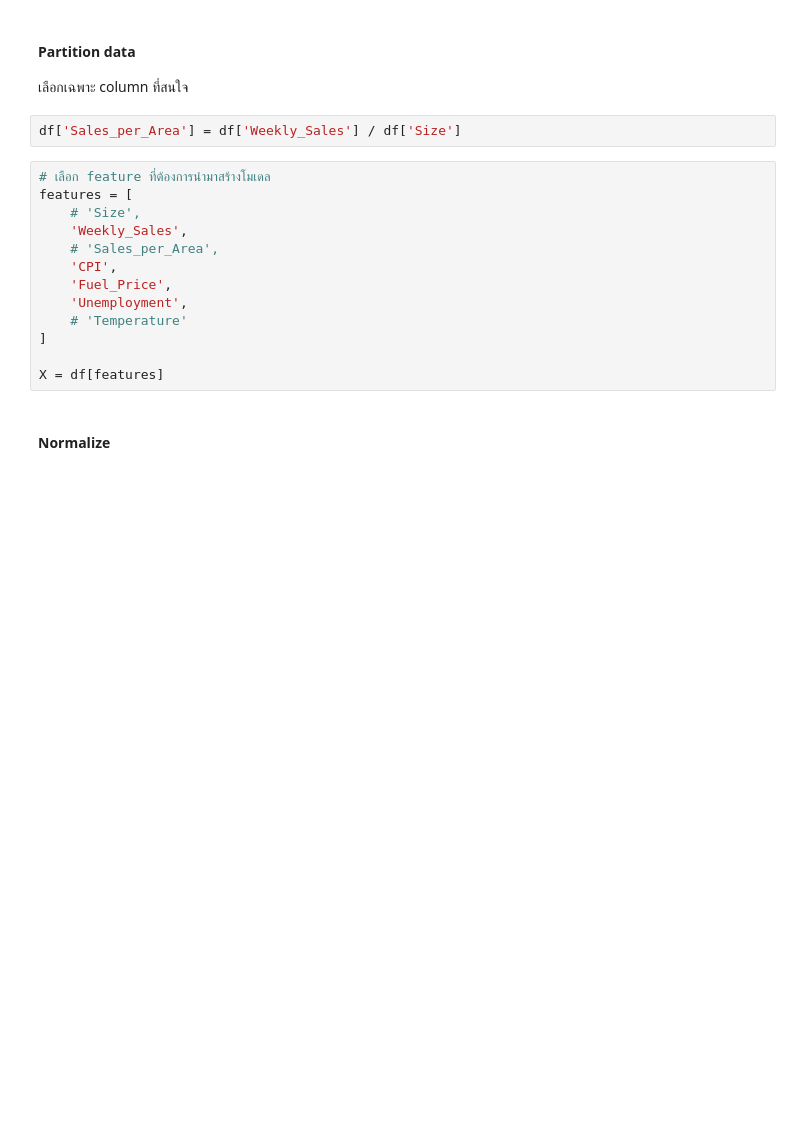
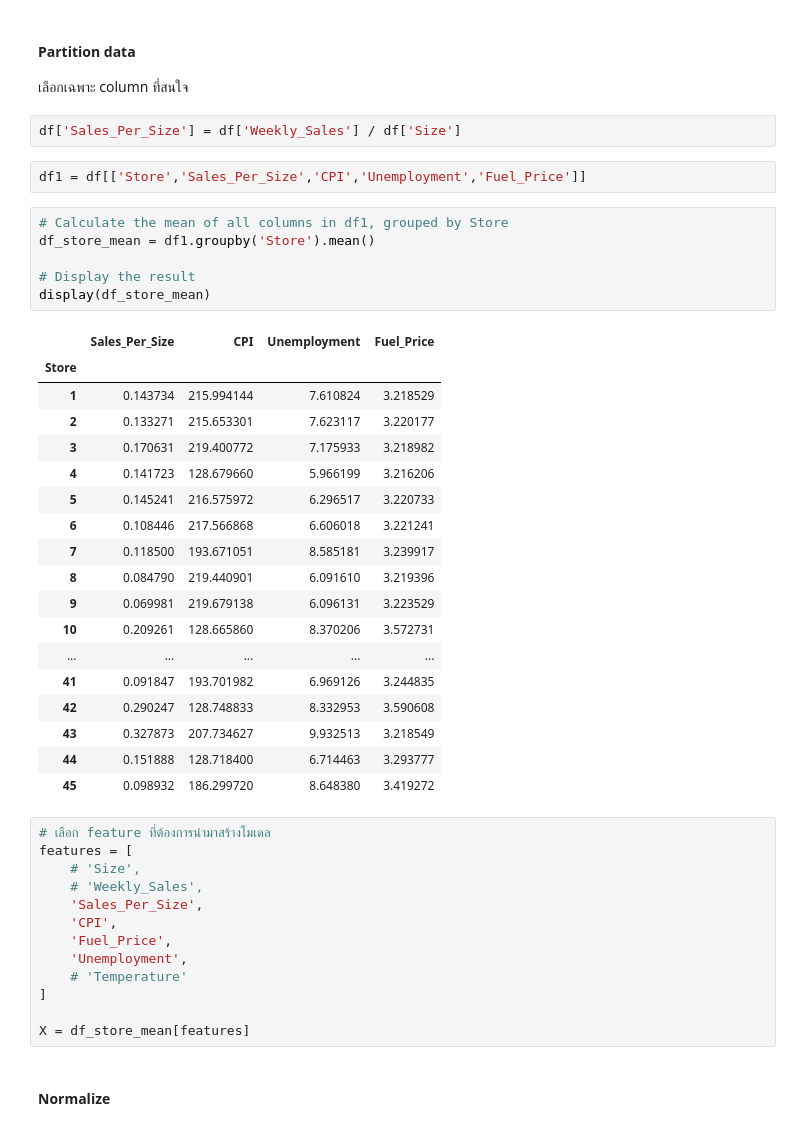
Before and after one commit to jangInw007/A4-Data-Analytics-and-Modeling, a Jupyter notebook: Group_A4_Data_Analytics_and_Modeling.ipynb, the cells around one changed output. Drawn from its saved outputs; the diff is of its cells as text; blank space fills up the shorter version.

```diff
--- a/Group_A4_Data_Analytics_and_Modeling.ipynb
+++ b/Group_A4_Data_Analytics_and_Modeling.ipynb
@@ -378,20 +378,47 @@ from sklearn.decomposition import PCA
 #### Partition data
 เลือกเฉพาะ column ที่สนใจ
 # %%
-df['Sales_per_Area'] = df['Weekly_Sales'] / df['Size']
+df['Sales_Per_Size'] = df['Weekly_Sales'] / df['Size']
+# %%
+df1 = df[['Store','Sales_Per_Size','CPI','Unemployment','Fuel_Price']]
+# %%
+# Calculate the mean of all columns in df1, grouped by Store
+df_store_mean = df1.groupby('Store').mean()
+
+# Display the result
+display(df_store_mean)
+# %% [output]
+|  | Sales_Per_Size | CPI | Unemployment | Fuel_Price |
+| Store |  |  |  |  |
+| 1 | 0.143734 | 215.994144 | 7.610824 | 3.218529 |
+| 2 | 0.133271 | 215.653301 | 7.623117 | 3.220177 |
+| 3 | 0.170631 | 219.400772 | 7.175933 | 3.218982 |
+| 4 | 0.141723 | 128.679660 | 5.966199 | 3.216206 |
+| 5 | 0.145241 | 216.575972 | 6.296517 | 3.220733 |
+| 6 | 0.108446 | 217.566868 | 6.606018 | 3.221241 |
+| 7 | 0.118500 | 193.671051 | 8.585181 | 3.239917 |
+| 8 | 0.084790 | 219.440901 | 6.091610 | 3.219396 |
+| 9 | 0.069981 | 219.679138 | 6.096131 | 3.223529 |
+| 10 | 0.209261 | 128.665860 | 8.370206 | 3.572731 |
+| ... | ... | ... | ... | ... |
+| 41 | 0.091847 | 193.701982 | 6.969126 | 3.244835 |
+| 42 | 0.290247 | 128.748833 | 8.332953 | 3.590608 |
+| 43 | 0.327873 | 207.734627 | 9.932513 | 3.218549 |
+| 44 | 0.151888 | 128.718400 | 6.714463 | 3.293777 |
+| 45 | 0.098932 | 186.299720 | 8.648380 | 3.419272 |
 # %%
 # เลือก feature ที่ต้องการนำมาสร้างโมเดล
 features = [
     # 'Size',
-    'Weekly_Sales',
-    # 'Sales_per_Area',
+    # 'Weekly_Sales',
+    'Sales_Per_Size',
     'CPI',
     'Fuel_Price',
     'Unemployment',
     # 'Temperature'
 ]
 
-X = df[features]
+X = df_store_mean[features]
 # %% [markdown]
 #### Normalize
 # %%
```
Also changed, not shown: parts of 9 cells of this notebook.
